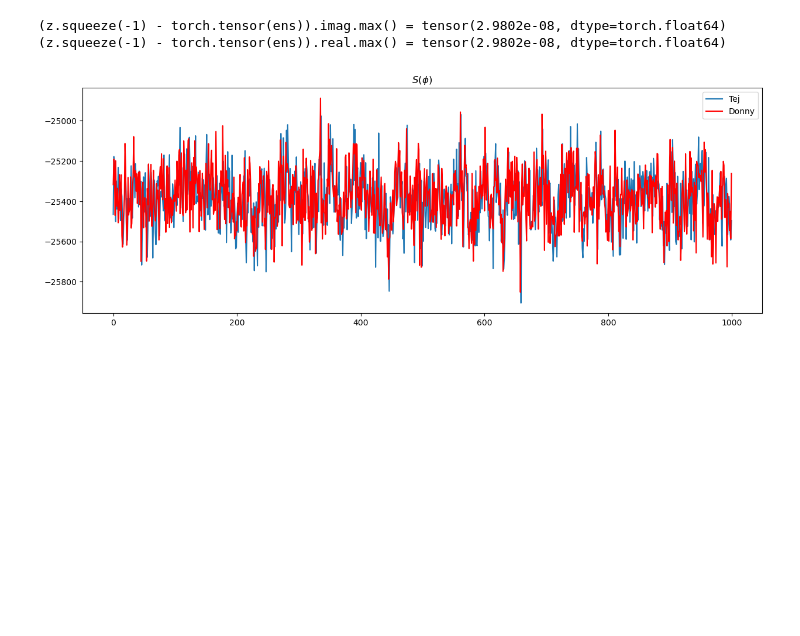
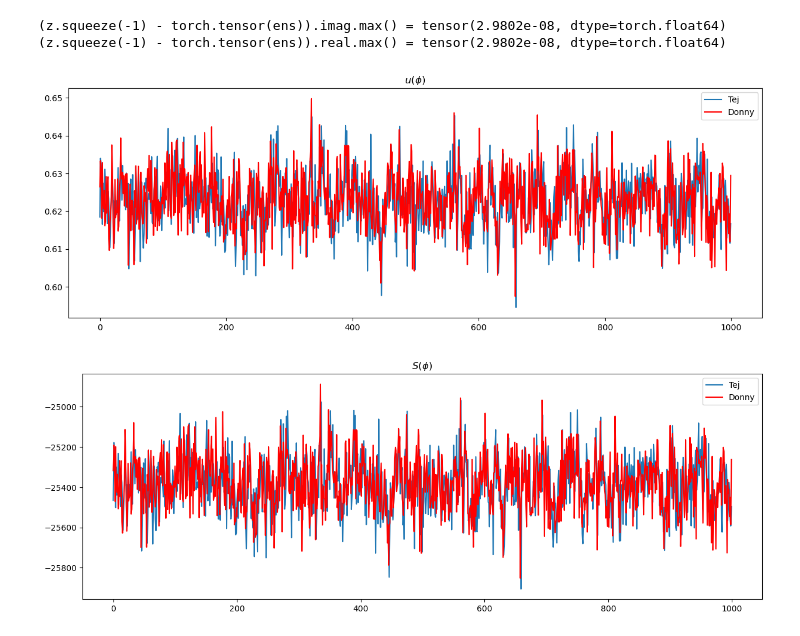
Before and after one commit to dHuberYoumans/CPNStN, a Jupyter notebook: toy_model/scrapbook.ipynb, the cells around one changed output. Cells and saved outputs as stored; diff of their text form; code cells hidden in the pictures; blank space fills up the shorter version.

```diff
--- a/toy_model/scrapbook.ipynb
+++ b/toy_model/scrapbook.ipynb
@@ -1258,6 +1447,7 @@ phi = cmplx2real(torch.tensor(ens).unsqueeze(-1))
 print(f"check any lattice point has norm 1: {torch.allclose(torch.linalg.norm(phi.squeeze(-1),dim=-1),torch.tensor(1.0))}")
 
 S_donny = S(phi).real
+u_donny = lattice.u(phi.cdouble()).real
 # %% [output]
 check any lattice point has norm 1: True
 # %%
@@ -1286,6 +1476,14 @@ print(f"{(z.squeeze(-1) - torch.tensor(ens)).real.max() = }")
 # %% [output]
 (z.squeeze(-1) - torch.tensor(ens)).imag.max() = tensor(2.9802e-08, dtype=torch.float64)
 (z.squeeze(-1) - torch.tensor(ens)).real.max() = tensor(2.9802e-08, dtype=torch.float64)
+# %%
+fig = plt.figure(figsize=(15,5))
+plt.plot(u,label='Tej')
+plt.plot(u_donny, label='Donny',color='red')
+plt.title(r"$u(\phi)$")
+plt.legend();
+# %% [output]
+[figure, added]
 # %%
 fig = plt.figure(figsize=(15,5))
 plt.plot(S_tej,label='Tej')
```
Also changed, not shown: parts of 8 cells of this notebook, 3 other files.
